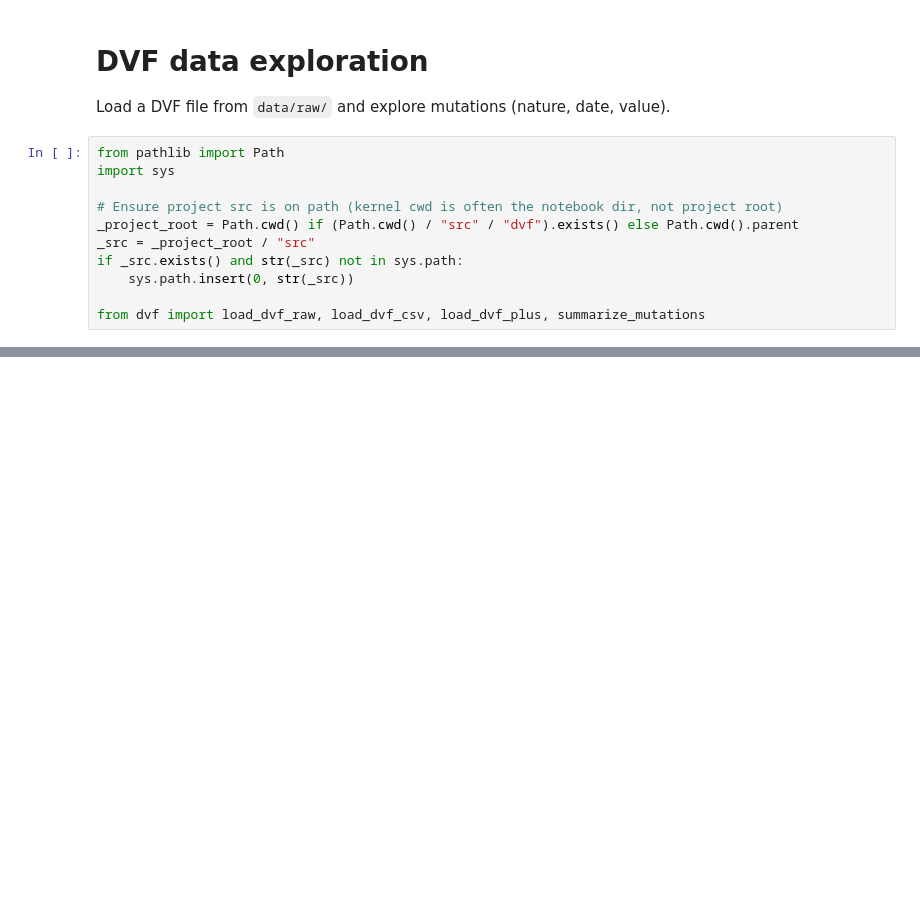
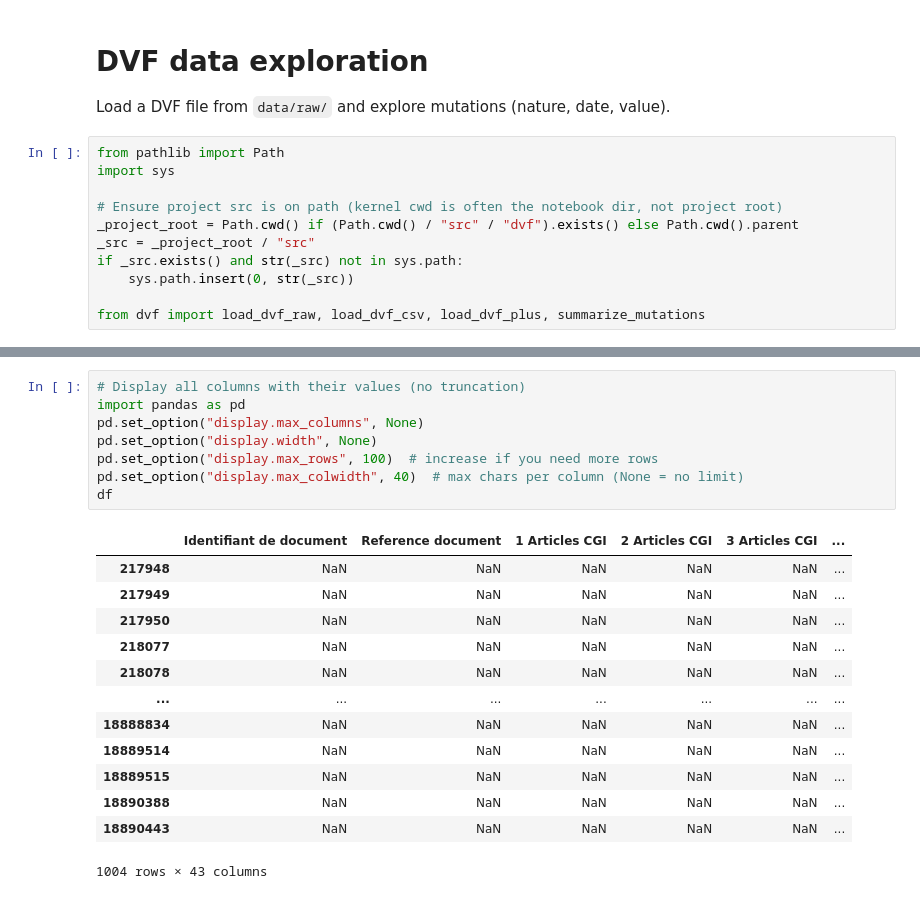
Before and after one commit to xvanausloos/ldi_dvf, a Jupyter notebook: notebooks/01_dvf_exploration.ipynb, the cells around one changed output, grey strips where cells are left out. Cells and saved outputs as stored; diff of their text form; blank space fills up the shorter version.

```diff
--- a/notebooks/01_dvf_exploration.ipynb
+++ b/notebooks/01_dvf_exploration.ipynb
@@ -74,0 +132,22 @@ df.head()
+# %%
+# Display all columns with their values (no truncation)
+import pandas as pd
+pd.set_option("display.max_columns", None)
+pd.set_option("display.width", None)
+pd.set_option("display.max_rows", 100)  # increase if you need more rows
+pd.set_option("display.max_colwidth", 40)  # max chars per column (None = no limit)
+df
+# %% [output]
+|  | Identifiant de document | Reference document | 1 Articles CGI | 2 Articles CGI | 3 Articles CGI | ... |
+| 217948 | NaN | NaN | NaN | NaN | NaN | ... |
+| 217949 | NaN | NaN | NaN | NaN | NaN | ... |
+| 217950 | NaN | NaN | NaN | NaN | NaN | ... |
+| 218077 | NaN | NaN | NaN | NaN | NaN | ... |
+| 218078 | NaN | NaN | NaN | NaN | NaN | ... |
+| ... | ... | ... | ... | ... | ... | ... |
+| 18888834 | NaN | NaN | NaN | NaN | NaN | ... |
+| 18889514 | NaN | NaN | NaN | NaN | NaN | ... |
+| 18889515 | NaN | NaN | NaN | NaN | NaN | ... |
+| 18890388 | NaN | NaN | NaN | NaN | NaN | ... |
+| 18890443 | NaN | NaN | NaN | NaN | NaN | ... |
+1004 rows × 43 columns
```
Also changed, not shown: parts of 15 cells of this notebook, 2 other files.
